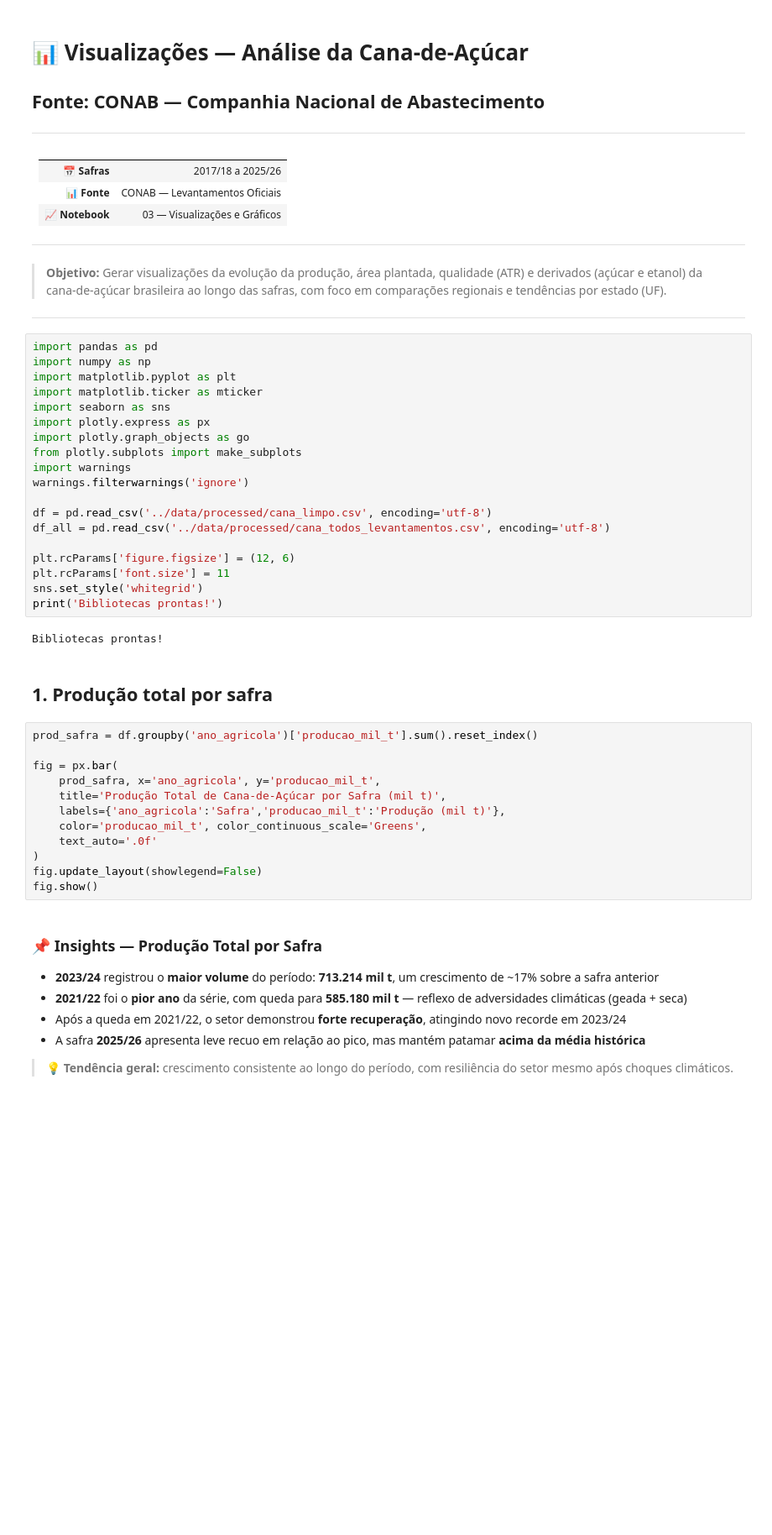
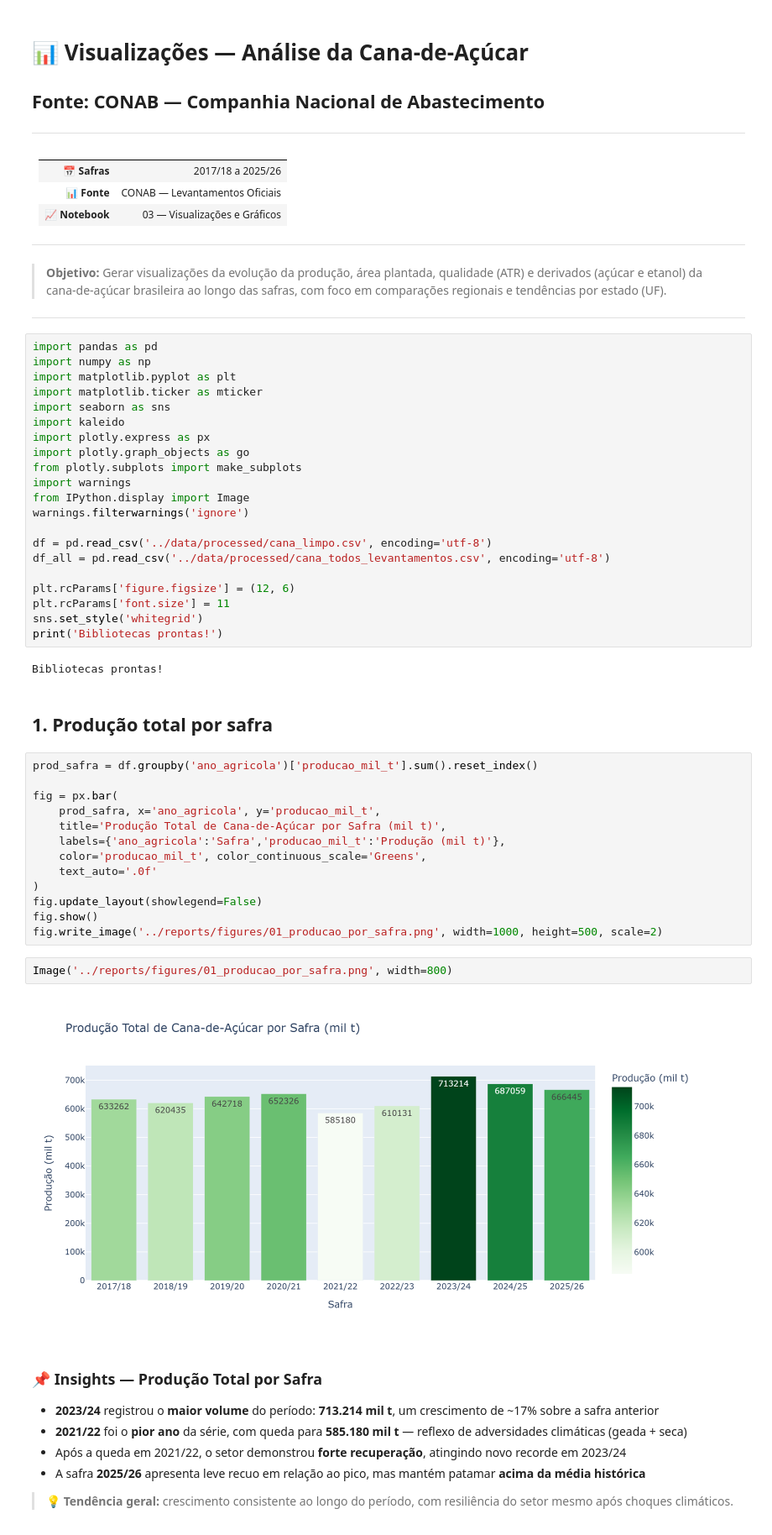
Before and after one commit to agnaldo-gonzaga/analise-producao-cana-conab, a Jupyter notebook: notebooks/03_vizualizacoes.ipynb, the cells around one changed output. Shown at 84% size. Drawn from its saved outputs; the diff is of its cells as text; blank space fills up the shorter version.

Commit message:
feat: exibe grafico de producao por safra como imagem no notebook

```diff
--- a/notebooks/03_vizualizacoes.ipynb
+++ b/notebooks/03_vizualizacoes.ipynb
@@ -23,10 +23,12 @@ import numpy as np
 import matplotlib.pyplot as plt
 import matplotlib.ticker as mticker
 import seaborn as sns
+import kaleido
 import plotly.express as px
 import plotly.graph_objects as go
 from plotly.subplots import make_subplots
 import warnings
+from IPython.display import Image
 warnings.filterwarnings('ignore')
 
 df = pd.read_csv('../data/processed/cana_limpo.csv', encoding='utf-8')
@@ -52,6 +54,11 @@ fig = px.bar(
 )
 fig.update_layout(showlegend=False)
 fig.show()
+fig.write_image('../reports/figures/01_producao_por_safra.png', width=1000, height=500, scale=2)
+# %%
+Image('../reports/figures/01_producao_por_safra.png', width=800)
+# %% [output]
+[figure, added]
 # %% [markdown]
 ### 📌 Insights — Produção Total por Safra
 
```
Also changed, not shown: 1 other file.
